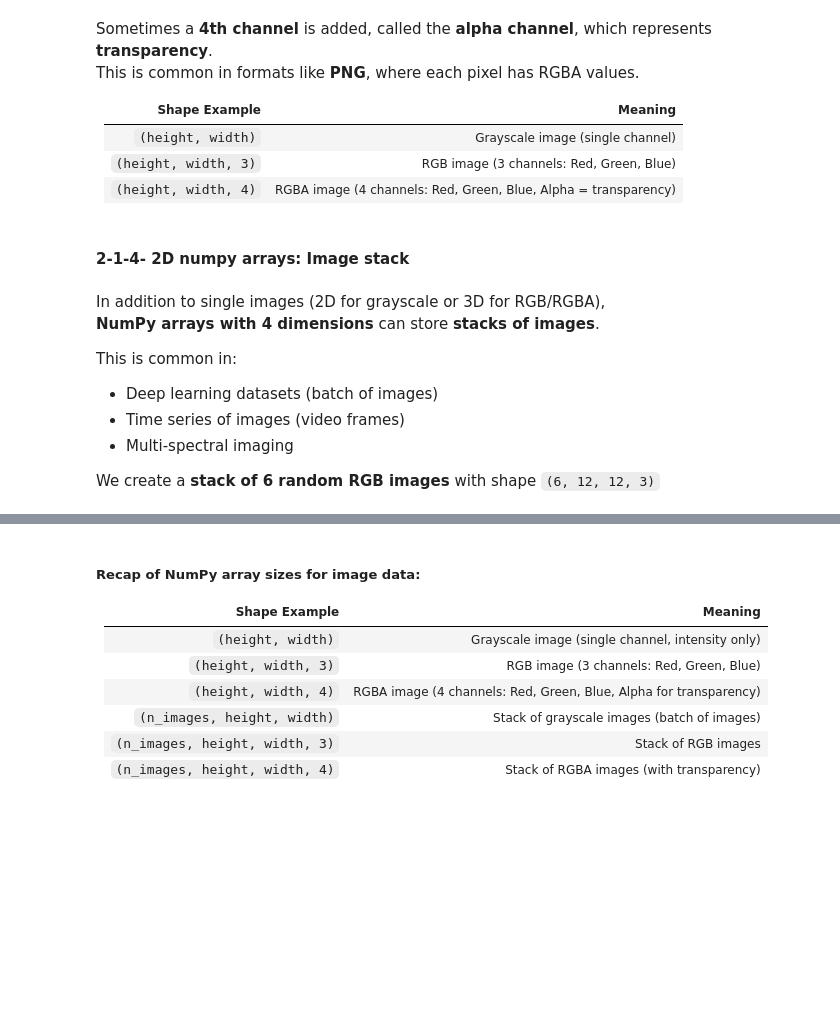
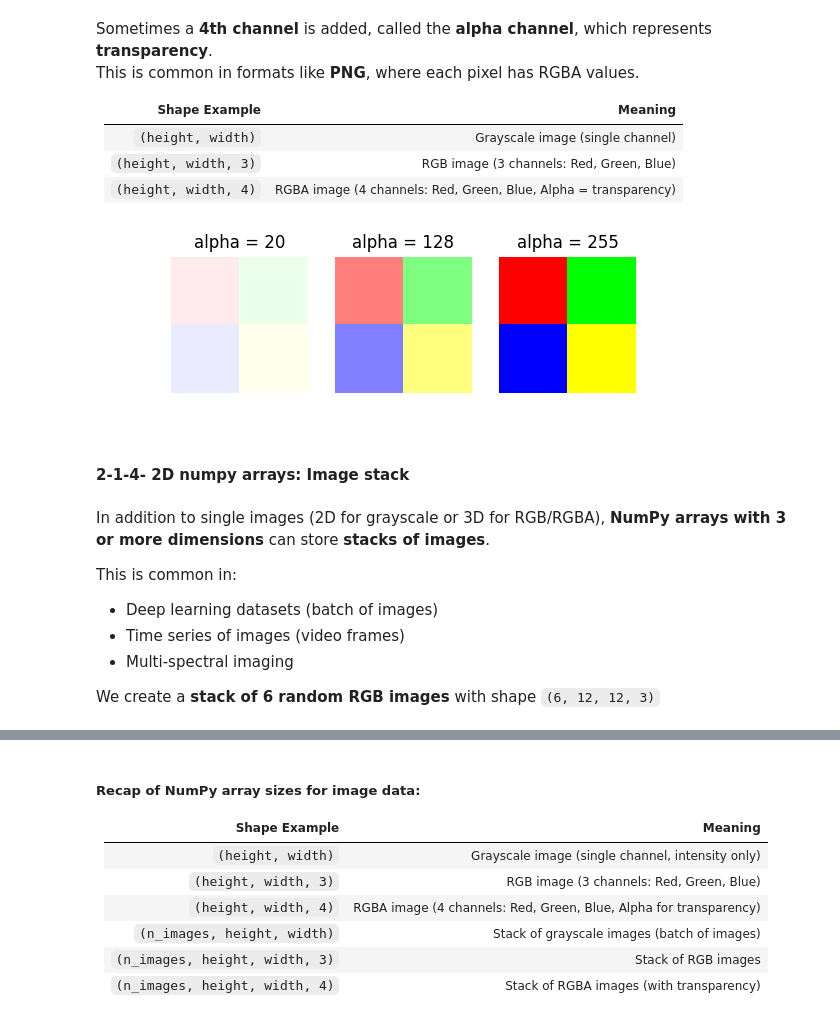
Before and after one commit to scayez/nino_workshop, a Jupyter notebook: intro_images.ipynb, the cells around one changed output, grey strips where cells are left out. Saved outputs shown, nothing was run; the diff lists cells and outputs as text; code cells hidden in the pictures; blank space fills up the shorter version.

```diff
--- a/intro_images.ipynb
+++ b/intro_images.ipynb
@@ -325,8 +425,59 @@ plt.show();
+# %%
+import numpy as np
+import matplotlib.pyplot as plt
+
+# 2x2 pixels, RGBA (R, G, B, A)
+
+# # Image 1 : alpha = 0 (strongly transparent)
+# img_alpha20 = np.array([
+#     [[255,   0,   0,   20], [  0, 255,   0,   20]],  # red, green
+#     [[  0,   0, 255,   20], [255, 255,   0,   20]]   # blue, yellow
+# ], dtype=np.uint8)
+
+
+# Image 1 : alpha = transparency (very transparent)
+transparency = 20
+img_alpha20 = np.array([
+    [[255,   0,   0, transparency], [  0, 255,   0, transparency]],  # red    (255,0,0,transparency)   , green  (0,255,0,transparency)
+    [[  0,   0, 255, transparency], [255, 255,   0, transparency]]   # blue   (0,0,255,transparency)  , yellow (255,255,0,transparency)
+], dtype=np.uint8)
+
+# Image 2 : alpha = transparency (half-transparent)
+transparency = 128
+img_alpha20 = np.array([
+    [[255,   0,   0, transparency], [  0, 255,   0, transparency]],  # red    (255,0,0,transparency)   , green  (0,255,0,transparency)
+    [[  0,   0, 255, transparency], [255, 255,   0, transparency]]   # blue   (0,0,255,transparency)  , yellow (255,255,0,transparency)
+], dtype=np.uint8)
+
+# Image 3 : alpha = transparency (no transparency)
+transparency = 255
+img_alpha20 = np.array([
+    [[255,   0,   0, transparency], [  0, 255,   0, transparency]],  # red    (255,0,0,transparency)   , green  (0,255,0,transparency)
+    [[  0,   0, 255, transparency], [255, 255,   0, transparency]]   # blue   (0,0,255,transparency)  , yellow (255,255,0,transparency)
+], dtype=np.uint8)
+
+fig, axes = plt.subplots(1, 3, figsize=(6, 2))
+
+axes[0].imshow(img_alpha0)
+axes[0].set_title("alpha = 20")
+axes[0].axis("off")
+
+axes[1].imshow(img_alpha128)
+axes[1].set_title("alpha = 128")
+axes[1].axis("off")
+
+axes[2].imshow(img_alpha255)
+axes[2].set_title("alpha = 255")
+axes[2].axis("off")
+
+
+plt.show();
+# %% [output]
+[figure, added]
 # %% [markdown]
 #### 2-1-4- 2D numpy arrays: Image stack
 # %% [markdown]
-In addition to single images (2D for grayscale or 3D for RGB/RGBA),
-**NumPy arrays with 4 dimensions** can store **stacks of images**.
+In addition to single images (2D for grayscale or 3D for RGB/RGBA), **NumPy arrays with 3 or more dimensions** can store **stacks of images**.
 
 This is common in:
 - Deep learning datasets (batch of images)
```
Also changed, not shown: parts of 82 cells of this notebook.
